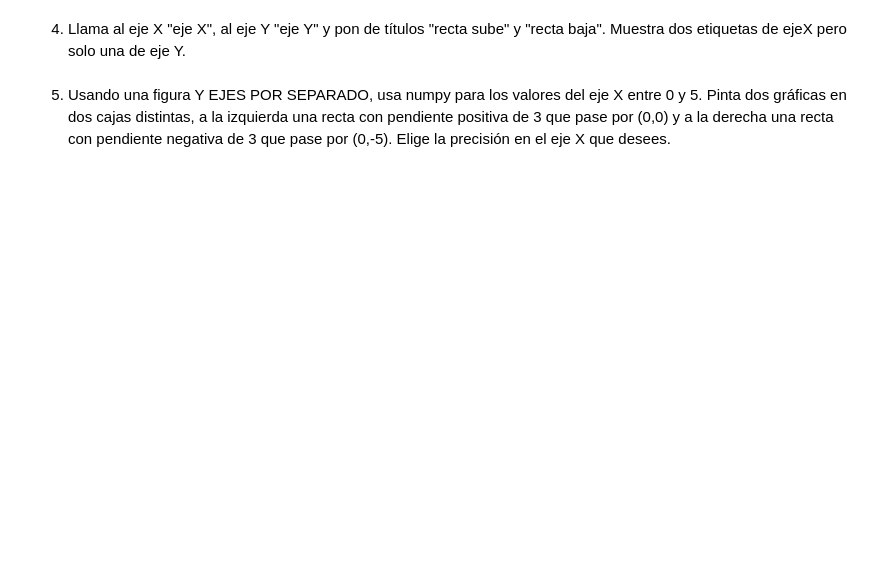
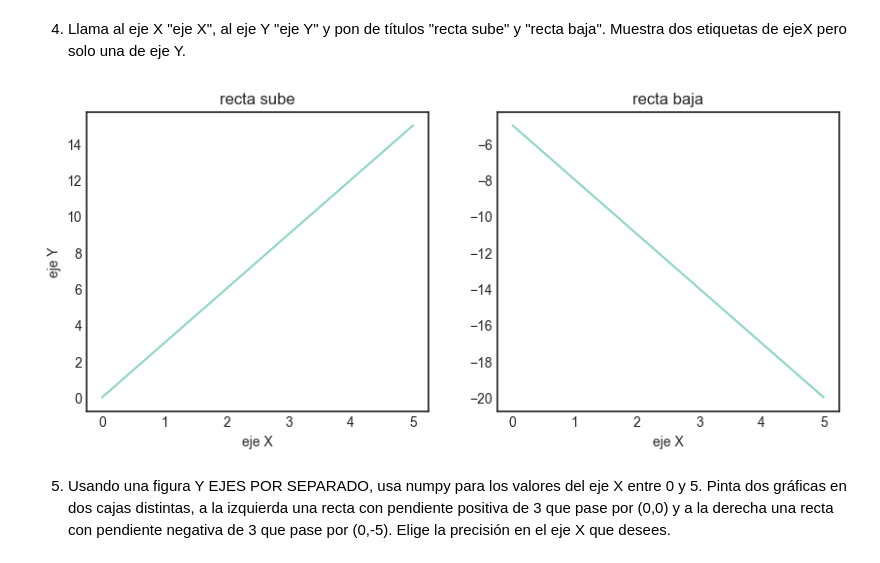
Before and after one commit to fgoiri/2026-02-BILBAO-FT-Data-Science, a Jupyter notebook: 2-Data_Analysis/6-Visualización/1-Matplotlib/ejercicios/ejercicios_Matplotlib_FGO.ipynb, the cells around one changed output. Saved outputs shown, nothing was run; the diff lists cells and outputs as text; code cells hidden in the pictures; blank space fills up the shorter version.

```diff
--- a/2-Data_Analysis/6-Visualización/1-Matplotlib/ejercicios/ejercicios_Matplotlib_FGO.ipynb
+++ b/2-Data_Analysis/6-Visualización/1-Matplotlib/ejercicios/ejercicios_Matplotlib_FGO.ipynb
@@ -19,4 +48,19 @@ Elige la precisión en el eje X que desees.
 # %% [markdown]
 4. Llama al eje X "eje X", al eje Y "eje Y" y pon de títulos "recta sube" y "recta baja". Muestra dos etiquetas de ejeX pero solo una de eje Y.
+# %%
+plt.figure(figsize=(10,4))
+
+plt.subplot(1,2,1)
+plt.plot(x, y1)
+plt.title("recta sube") # titulo del gráfico
+plt.xlabel("eje X") # etiqueta del eje x
+plt.ylabel("eje Y") # etiqueta del eje y
+
+plt.subplot(1,2,2)
+plt.plot(x, y2)
+plt.title("recta baja")
+plt.xlabel("eje X");
+# %% [output]
+[figure, added]
 # %% [markdown]
 5. Usando una figura Y EJES POR SEPARADO, usa numpy para los valores del eje X entre 0 y 5. Pinta dos gráficas en dos cajas distintas, a la izquierda una recta con pendiente positiva de 3 que pase por (0,0) y a la derecha una recta con pendiente negativa de 3 que pase por (0,-5). Elige la precisión en el eje X que desees.
```
Also changed, not shown: parts of 19 cells of this notebook, 7 other files.
